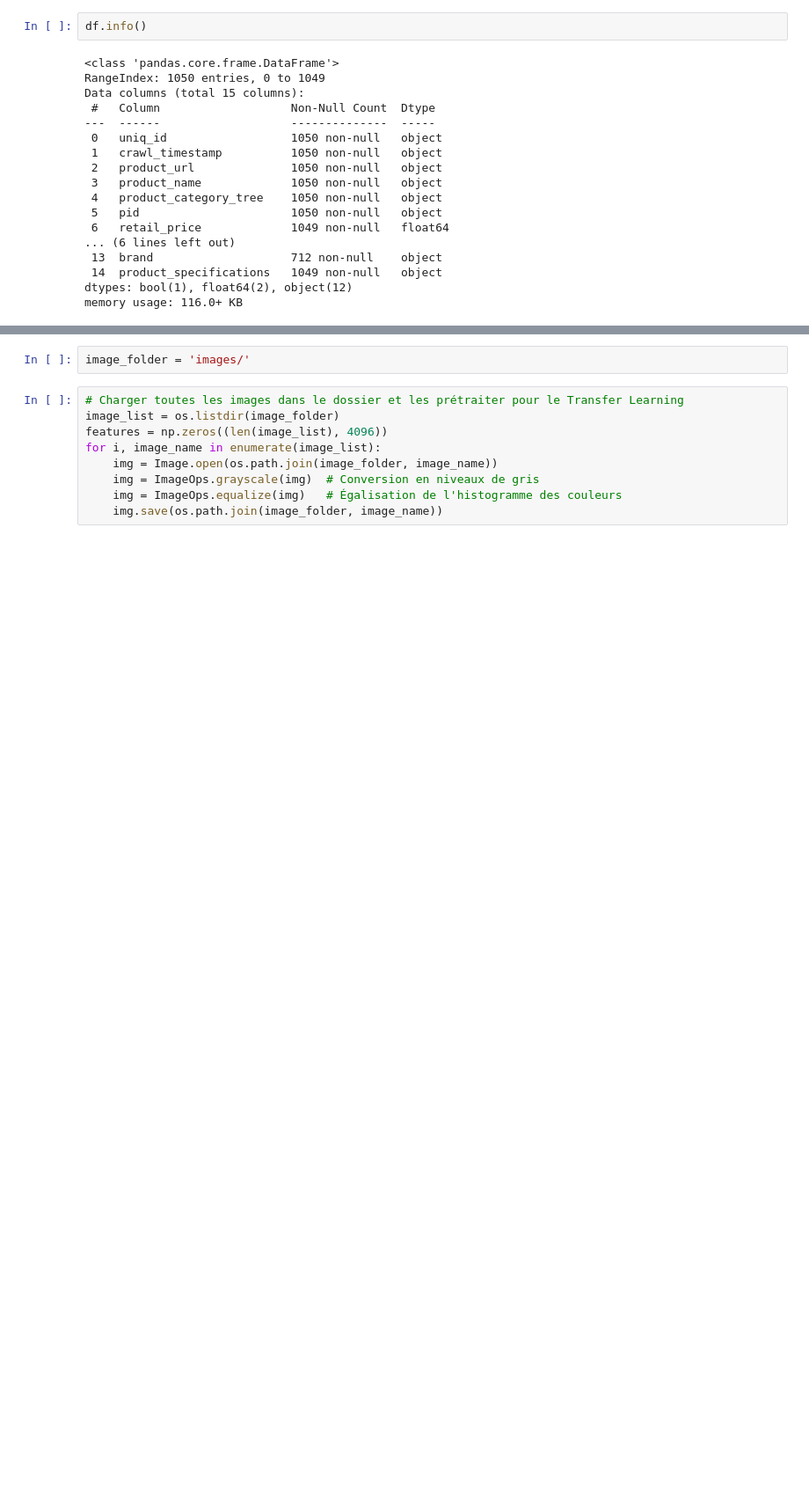
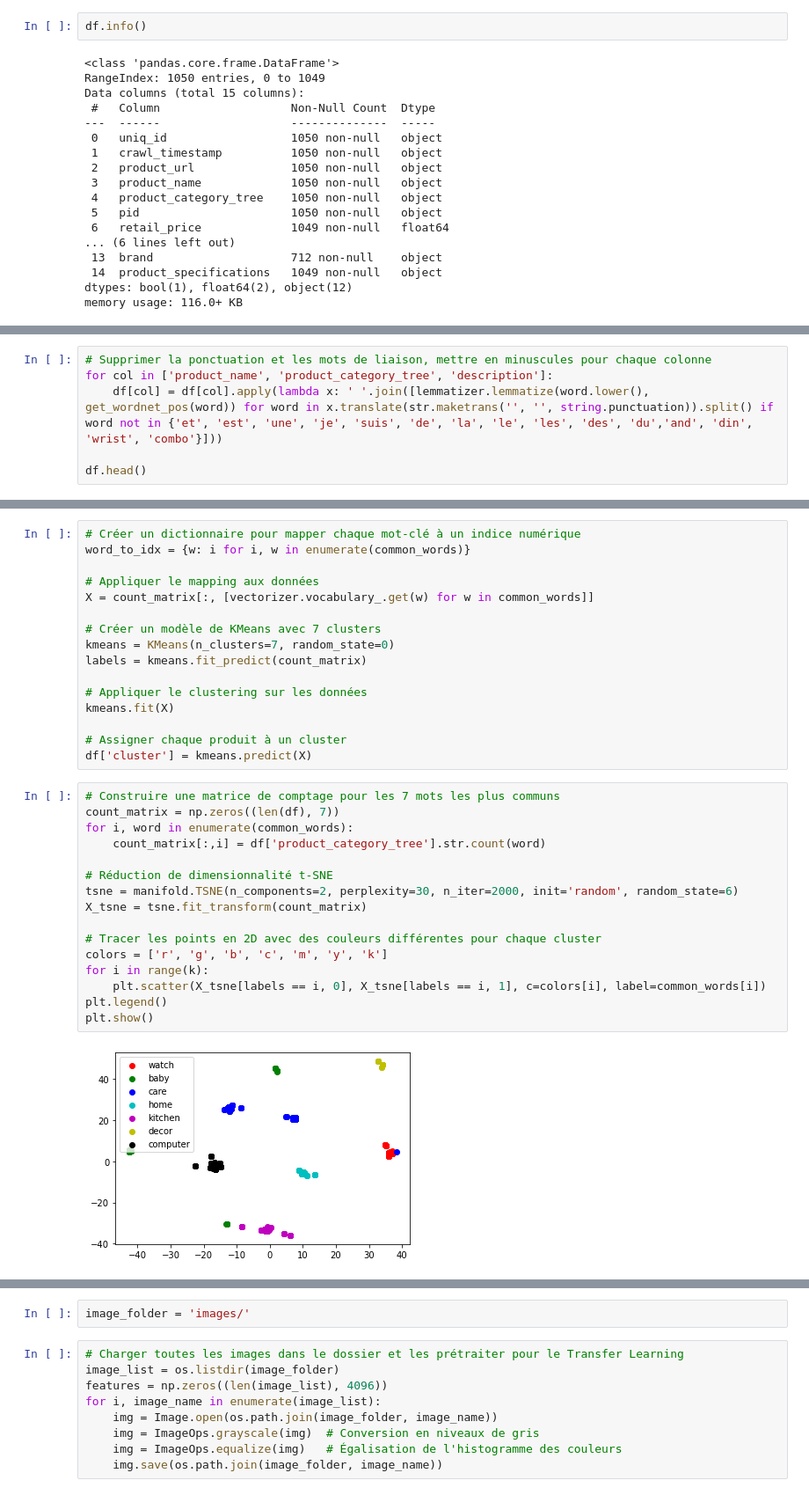
Before and after one commit to LaurenceAndraud/cosmo-dev-still-grindin, a Jupyter notebook: Untitled.ipynb, the cells around one changed output, grey strips where cells are left out. Shown at 88% size. Drawn from its saved outputs; the diff is of its cells as text; blank space fills up the shorter version.

Commit message:
j'ai un cluster

```diff
--- a/Untitled.ipynb
+++ b/Untitled.ipynb
@@ -47,0 +97,6 @@ memory usage: 116.0+ KB
+# %%
+# Supprimer la ponctuation et les mots de liaison, mettre en minuscules pour chaque colonne
+for col in ['product_name', 'product_category_tree', 'description']:
+    df[col] = df[col].apply(lambda x: ' '.join([lemmatizer.lemmatize(word.lower(), get_wordnet_pos(word)) for word in x.translate(str.maketrans('', '', string.punctuation)).split() if word not in {'et', 'est', 'une', 'je', 'suis', 'de', 'la', 'le', 'les', 'des', 'du','and', 'din', 'wrist', 'combo'}]))
+
+df.head()
@@ -47,0 +167,34 @@ memory usage: 116.0+ KB
+# %%
+# Créer un dictionnaire pour mapper chaque mot-clé à un indice numérique
+word_to_idx = {w: i for i, w in enumerate(common_words)}
+
+# Appliquer le mapping aux données
+X = count_matrix[:, [vectorizer.vocabulary_.get(w) for w in common_words]]
+
+# Créer un modèle de KMeans avec 7 clusters
+kmeans = KMeans(n_clusters=7, random_state=0)
+labels = kmeans.fit_predict(count_matrix)
+
+# Appliquer le clustering sur les données
+kmeans.fit(X)
+
+# Assigner chaque produit à un cluster
+df['cluster'] = kmeans.predict(X)
+# %%
+# Construire une matrice de comptage pour les 7 mots les plus communs
+count_matrix = np.zeros((len(df), 7))
+for i, word in enumerate(common_words):
+    count_matrix[:,i] = df['product_category_tree'].str.count(word)
+
+# Réduction de dimensionnalité t-SNE
+tsne = manifold.TSNE(n_components=2, perplexity=30, n_iter=2000, init='random', random_state=6)
+X_tsne = tsne.fit_transform(count_matrix)
+
+# Tracer les points en 2D avec des couleurs différentes pour chaque cluster
+colors = ['r', 'g', 'b', 'c', 'm', 'y', 'k']
+for i in range(k):
+    plt.scatter(X_tsne[labels == i, 0], X_tsne[labels == i, 1], c=colors[i], label=common_words[i])
+plt.legend()
+plt.show()
+# %% [output]
+[figure, added]
```
Also changed, not shown: parts of 19 cells of this notebook.
